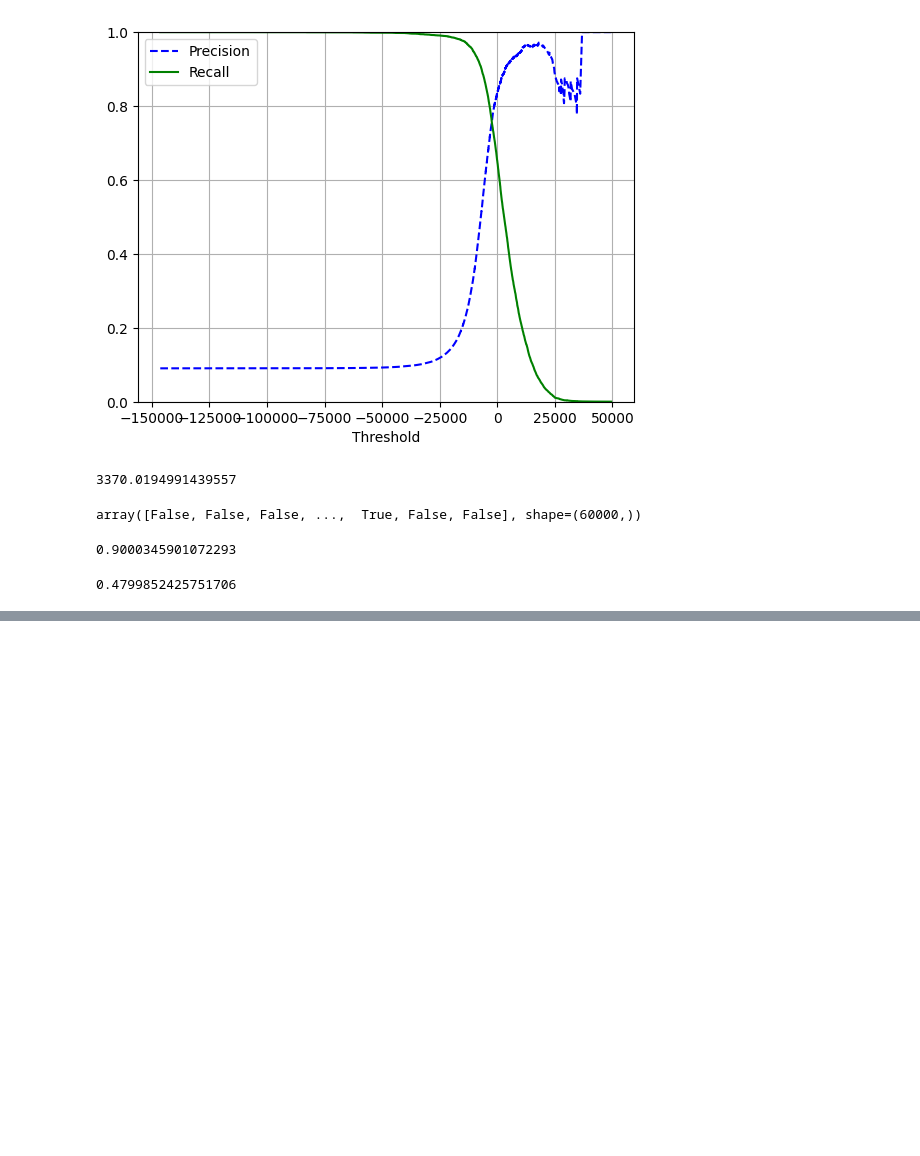
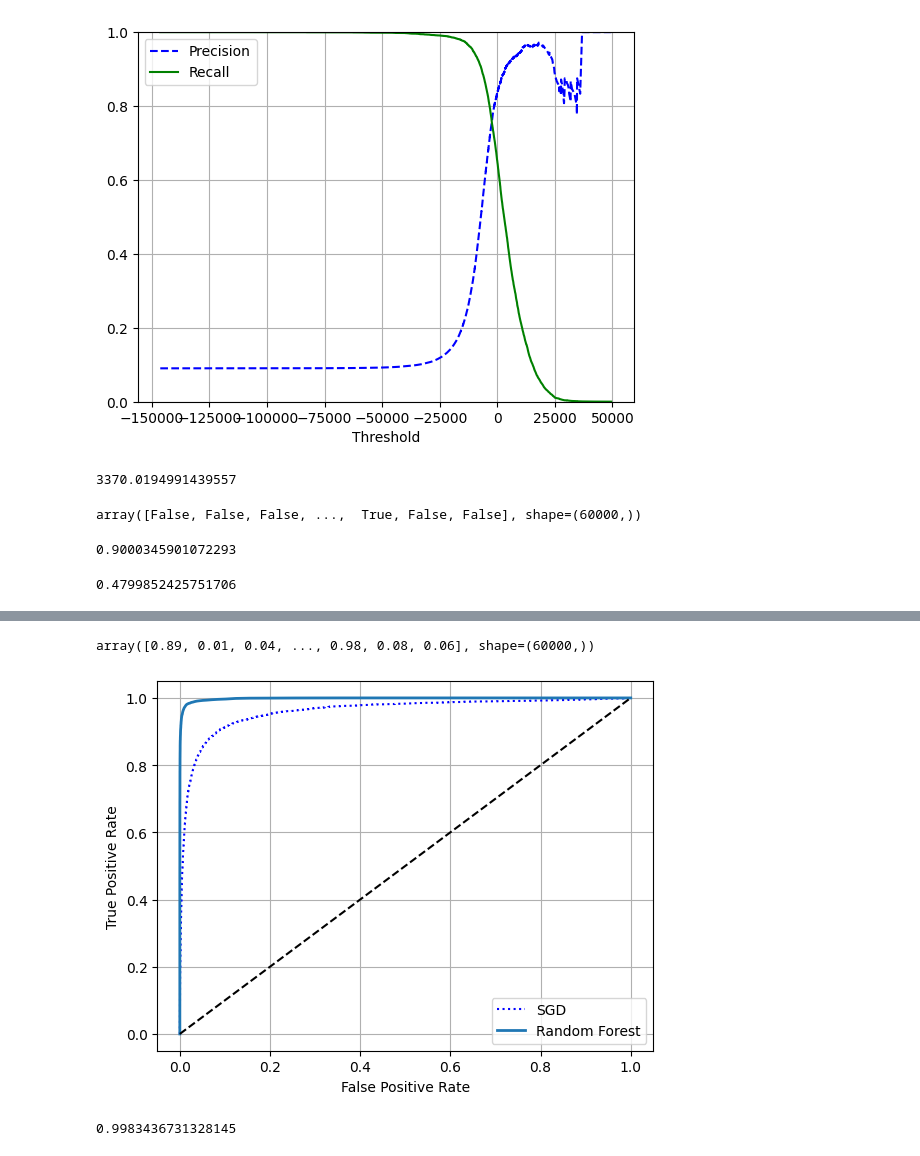
Before and after one commit to MottuqeBrid/Machine-Learning-exploring, a Jupyter notebook: 3 Classification.ipynb, the cells around one changed output, grey strips where cells are left out. Saved outputs shown, nothing was run; the diff lists cells and outputs as text; code cells hidden in the pictures; blank space fills up the shorter version.

```diff
--- a/3 Classification.ipynb
+++ b/3 Classification.ipynb
@@ -263,0 +286,7 @@ recall_score(y_train_5, y_train_pred_90)
+# %%
+from sklearn.ensemble import RandomForestClassifier
+
+forest_clf = RandomForestClassifier(random_state=42)
+y_probas_forest = cross_val_predict(
+    forest_clf, x_train, y_train_5, cv=3, method="predict_proba"
+)
@@ -263,0 +303,18 @@ recall_score(y_train_5, y_train_pred_90)
+# %%
+y_scores_forest = y_probas_forest[:, 1] # score = proba of positive class
+y_scores_forest
+# %% [output]
+array([0.89, 0.01, 0.04, ..., 0.98, 0.08, 0.06], shape=(60000,))
+# %%
+fpr_forest, tpr_forest, threshholds_forest = roc_curve(y_train_5, y_scores_forest)
+# %%
+plt.plot(fpr, tpr, "b:", label="SGD")
+plot_roc_curve(fpr_forest, tpr_forest, "Random Forest")
+plt.legend(loc="lower right")
+plt.show()
+# %% [output]
+[figure, added]
+# %%
+roc_auc_score(y_train_5, y_scores_forest)
+# %% [output]
+0.9983436731328145
```
Also changed, not shown: parts of 5 cells of this notebook.
